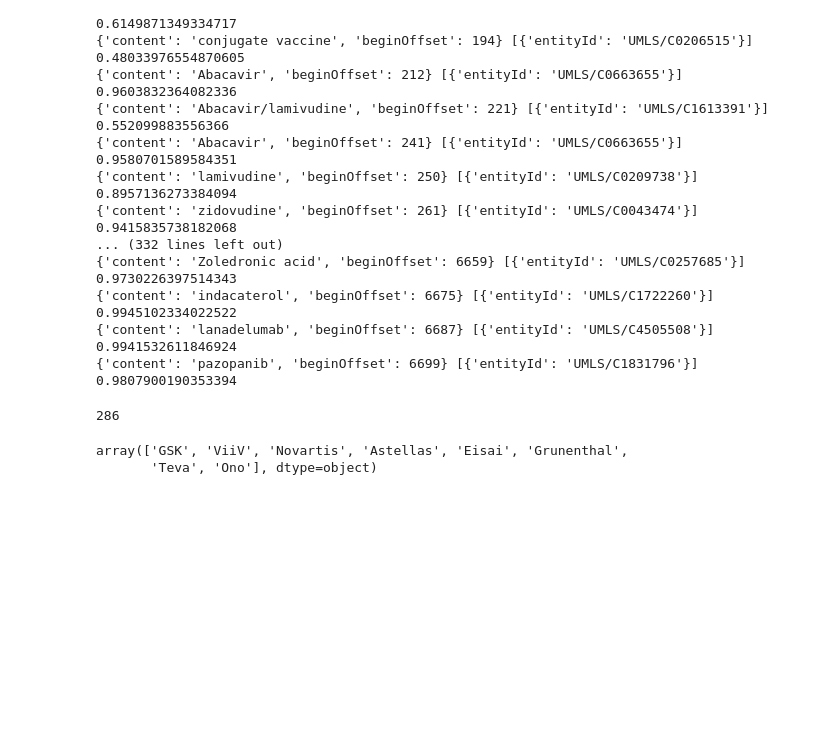
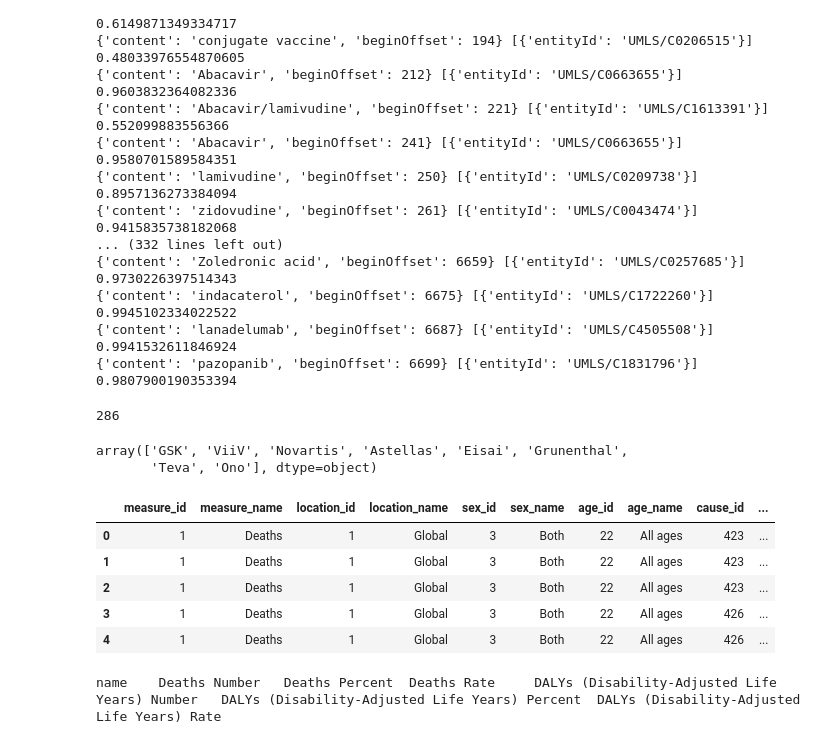
Before and after one commit to dgg32/clinical_trials_3000, a Jupyter notebook: clinical_trials_to_kg.ipynb, the cells around one changed output. Cells and saved outputs as stored; diff of their text form; code cells hidden in the pictures; blank space fills up the shorter version.

Commit message:
add stats

```diff
--- a/clinical_trials_to_kg.ipynb
+++ b/clinical_trials_to_kg.ipynb
@@ -573,3 +576,13 @@ for s in sponsors:
 
 with open(f"{output_folder}/sponsors.tsv", "w") as f:
     f.write(content)
+# %%
+global_burden_of_disease = pd.read_csv('2019 global burden of disease all causes global both sexes.tsv', sep="\t")
+global_burden_of_disease.head()
+# %% [output]
+|  | measure_id | measure_name | location_id | location_name | sex_id | sex_name | age_id | age_name | cause_id | ... |
+| 0 | 1 | Deaths | 1 | Global | 3 | Both | 22 | All ages | 423 | ... |
+| 1 | 1 | Deaths | 1 | Global | 3 | Both | 22 | All ages | 423 | ... |
+| 2 | 1 | Deaths | 1 | Global | 3 | Both | 22 | All ages | 423 | ... |
+| 3 | 1 | Deaths | 1 | Global | 3 | Both | 22 | All ages | 426 | ... |
+| 4 | 1 | Deaths | 1 | Global | 3 | Both | 22 | All ages | 426 | ... |
@@ -575,0 +599,7 @@ with open(f"{output_folder}/sponsors.tsv", "w") as f:
+# %%
+headers = list(condition_stats[list(condition_stats.keys())[0]].keys())
+
+content = "name\t" + "\t".join(headers) + "\n"
+print (content)
+# %% [output]
+name    Deaths Number   Deaths Percent  Deaths Rate     DALYs (Disability-Adjusted Life Years) Number   DALYs (Disability-Adjusted Life Years) Percent  DALYs (Disability-Adjusted Life Years) Rate
```
Also changed, not shown: parts of 5 cells of this notebook, 13 other files.
